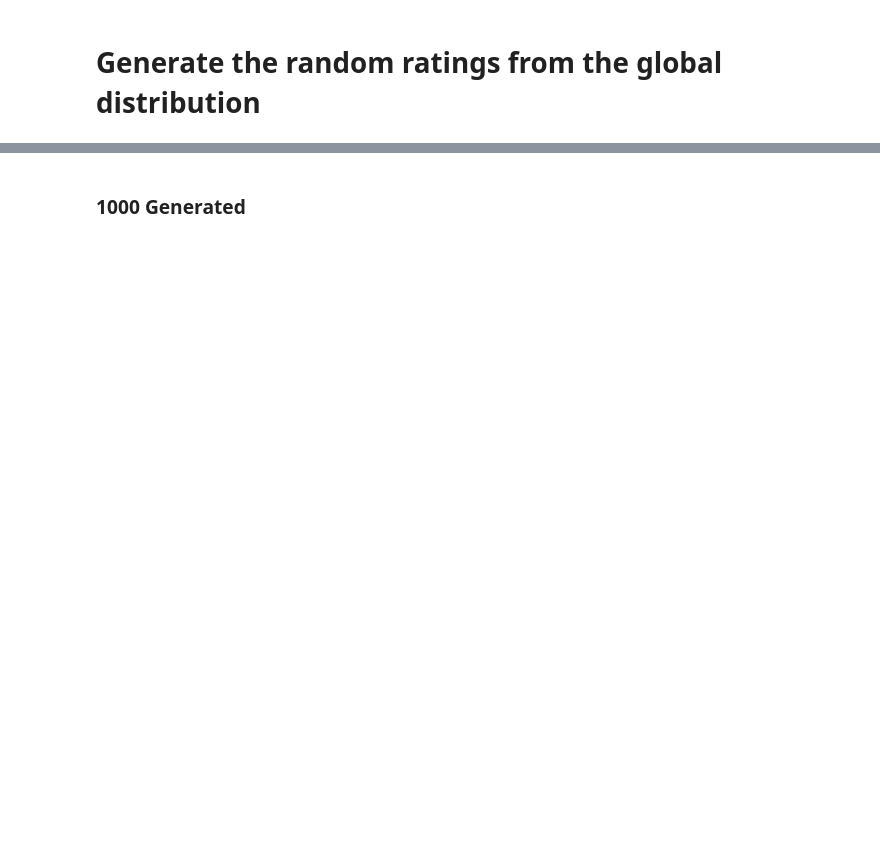
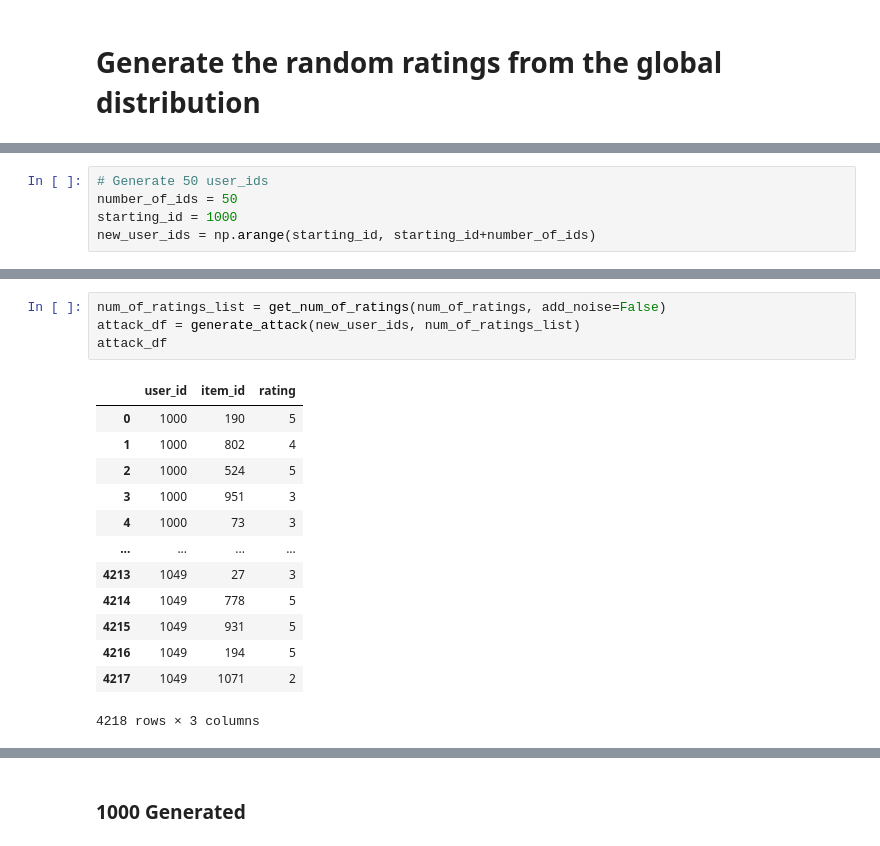
Before and after one commit to azhou5211/Recommender_Systems_and_Attacks, a Jupyter notebook: notebooks/Random.ipynb, the cells around one changed output, grey strips where cells are left out. Saved outputs shown, nothing was run; the diff lists cells and outputs as text; blank space fills up the shorter version.

```diff
--- a/notebooks/Random.ipynb
+++ b/notebooks/Random.ipynb
@@ -115,0 +187,5 @@ plt.hist(movie.item_id)
+# %%
+# Generate 50 user_ids
+number_of_ids = 50
+starting_id = 1000
+new_user_ids = np.arange(starting_id, starting_id+number_of_ids)
@@ -115,0 +226,18 @@ plt.hist(movie.item_id)
+# %%
+num_of_ratings_list = get_num_of_ratings(num_of_ratings, add_noise=False)
+attack_df = generate_attack(new_user_ids, num_of_ratings_list)
+attack_df
+# %% [output]
+|  | user_id | item_id | rating |
+| 0 | 1000 | 190 | 5 |
+| 1 | 1000 | 802 | 4 |
+| 2 | 1000 | 524 | 5 |
+| 3 | 1000 | 951 | 3 |
+| 4 | 1000 | 73 | 3 |
+| ... | ... | ... | ... |
+| 4213 | 1049 | 27 | 3 |
+| 4214 | 1049 | 778 | 5 |
+| 4215 | 1049 | 931 | 5 |
+| 4216 | 1049 | 194 | 5 |
+| 4217 | 1049 | 1071 | 2 |
+4218 rows × 3 columns
```
Also changed, not shown: parts of 42 cells of this notebook.
